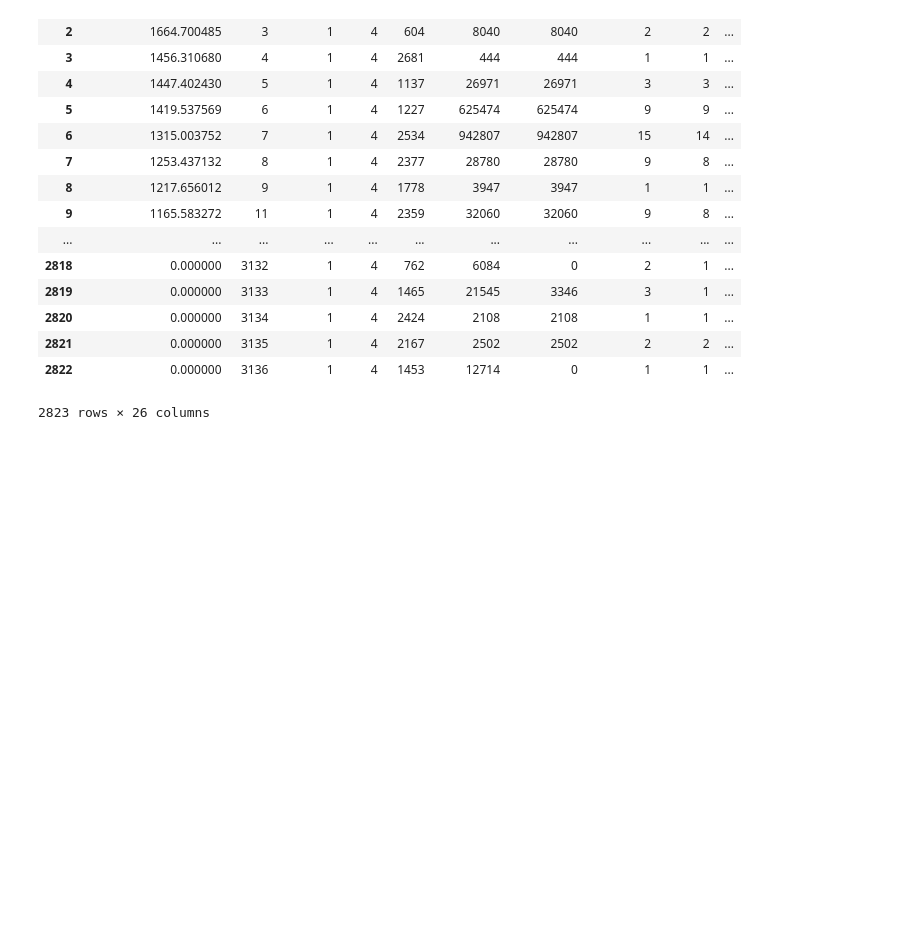
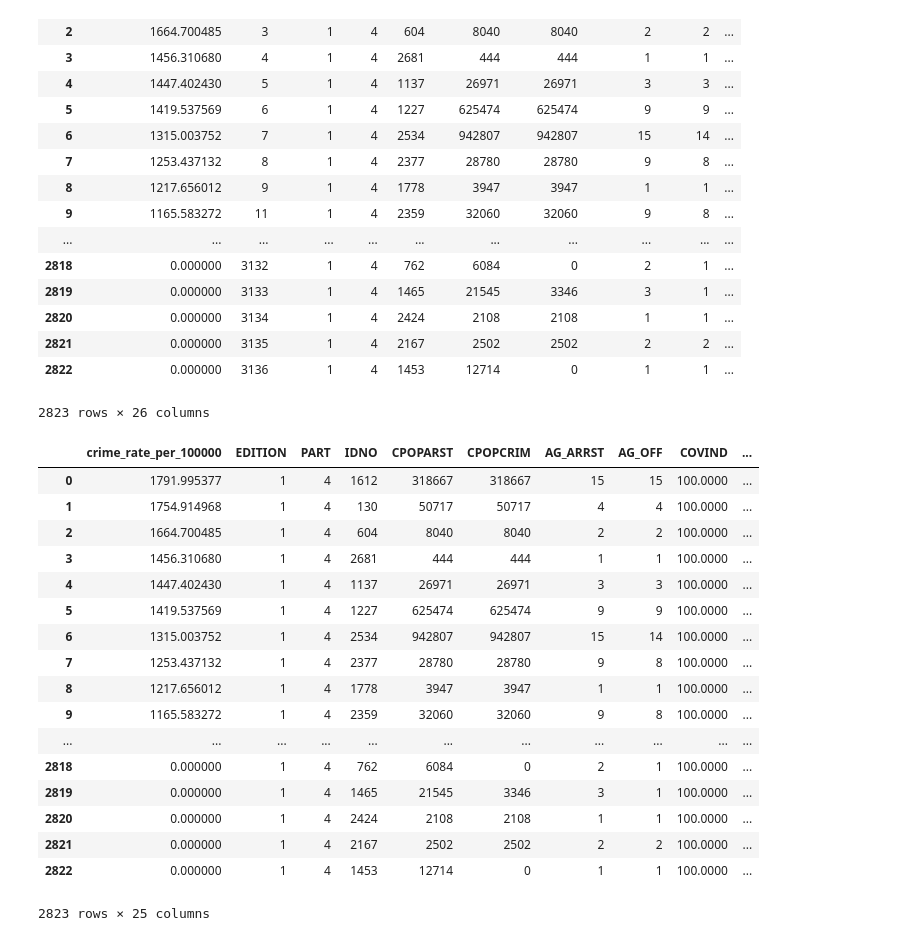
Before and after one commit to rgmcalmon/unemployment_etl, a Jupyter notebook: extract_clean.ipynb, the cells around one changed output. Cells and saved outputs as stored; diff of their text form; code cells hidden in the pictures; blank space fills up the shorter version.

```diff
--- a/extract_clean.ipynb
+++ b/extract_clean.ipynb
@@ -127,4 +127,26 @@ crime_rate_joined_df
 | 2821 | 0.000000 | 3135 | 1 | 4 | 2167 | 2502 | 2502 | 2 | 2 | ... |
 | 2822 | 0.000000 | 3136 | 1 | 4 | 1453 | 12714 | 0 | 1 | 1 | ... |
 2823 rows × 26 columns
+# %%
+crime_rate_joined_df = crime_rate_joined_df.drop(crime_rate_joined_df.columns[1], axis=1)
+crime_rate_joined_df
+# %% [output]
+|  | crime_rate_per_100000 | EDITION | PART | IDNO | CPOPARST | CPOPCRIM | AG_ARRST | AG_OFF | COVIND | ... |
+| 0 | 1791.995377 | 1 | 4 | 1612 | 318667 | 318667 | 15 | 15 | 100.0000 | ... |
+| 1 | 1754.914968 | 1 | 4 | 130 | 50717 | 50717 | 4 | 4 | 100.0000 | ... |
+| 2 | 1664.700485 | 1 | 4 | 604 | 8040 | 8040 | 2 | 2 | 100.0000 | ... |
+| 3 | 1456.310680 | 1 | 4 | 2681 | 444 | 444 | 1 | 1 | 100.0000 | ... |
+| 4 | 1447.402430 | 1 | 4 | 1137 | 26971 | 26971 | 3 | 3 | 100.0000 | ... |
+| 5 | 1419.537569 | 1 | 4 | 1227 | 625474 | 625474 | 9 | 9 | 100.0000 | ... |
+| 6 | 1315.003752 | 1 | 4 | 2534 | 942807 | 942807 | 15 | 14 | 100.0000 | ... |
+| 7 | 1253.437132 | 1 | 4 | 2377 | 28780 | 28780 | 9 | 8 | 100.0000 | ... |
+| 8 | 1217.656012 | 1 | 4 | 1778 | 3947 | 3947 | 1 | 1 | 100.0000 | ... |
+| 9 | 1165.583272 | 1 | 4 | 2359 | 32060 | 32060 | 9 | 8 | 100.0000 | ... |
+| ... | ... | ... | ... | ... | ... | ... | ... | ... | ... | ... |
+| 2818 | 0.000000 | 1 | 4 | 762 | 6084 | 0 | 2 | 1 | 100.0000 | ... |
+| 2819 | 0.000000 | 1 | 4 | 1465 | 21545 | 3346 | 3 | 1 | 100.0000 | ... |
+| 2820 | 0.000000 | 1 | 4 | 2424 | 2108 | 2108 | 1 | 1 | 100.0000 | ... |
+| 2821 | 0.000000 | 1 | 4 | 2167 | 2502 | 2502 | 2 | 2 | 100.0000 | ... |
+| 2822 | 0.000000 | 1 | 4 | 1453 | 12714 | 0 | 1 | 1 | 100.0000 | ... |
+2823 rows × 25 columns
 # %%
```
Also changed, not shown: parts of 5 cells of this notebook, 4 other files.
